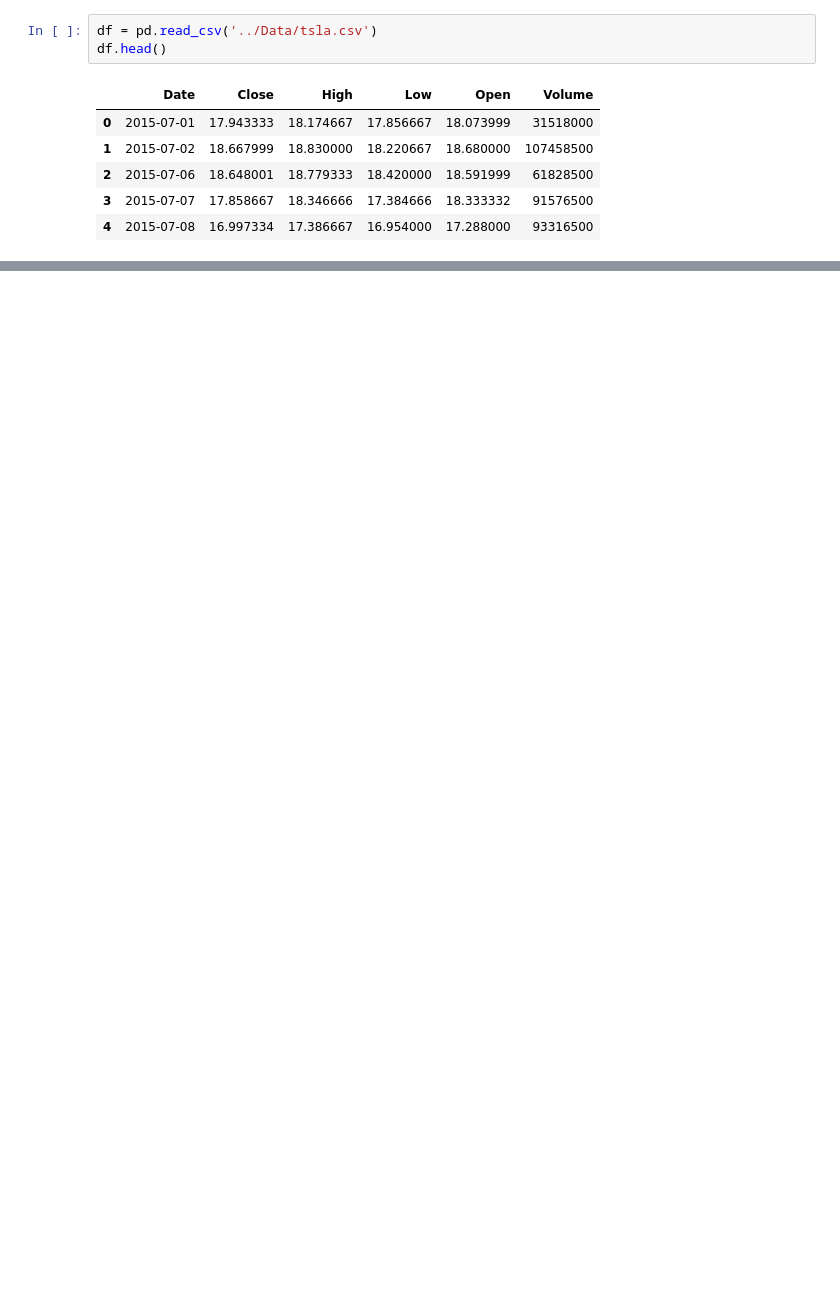
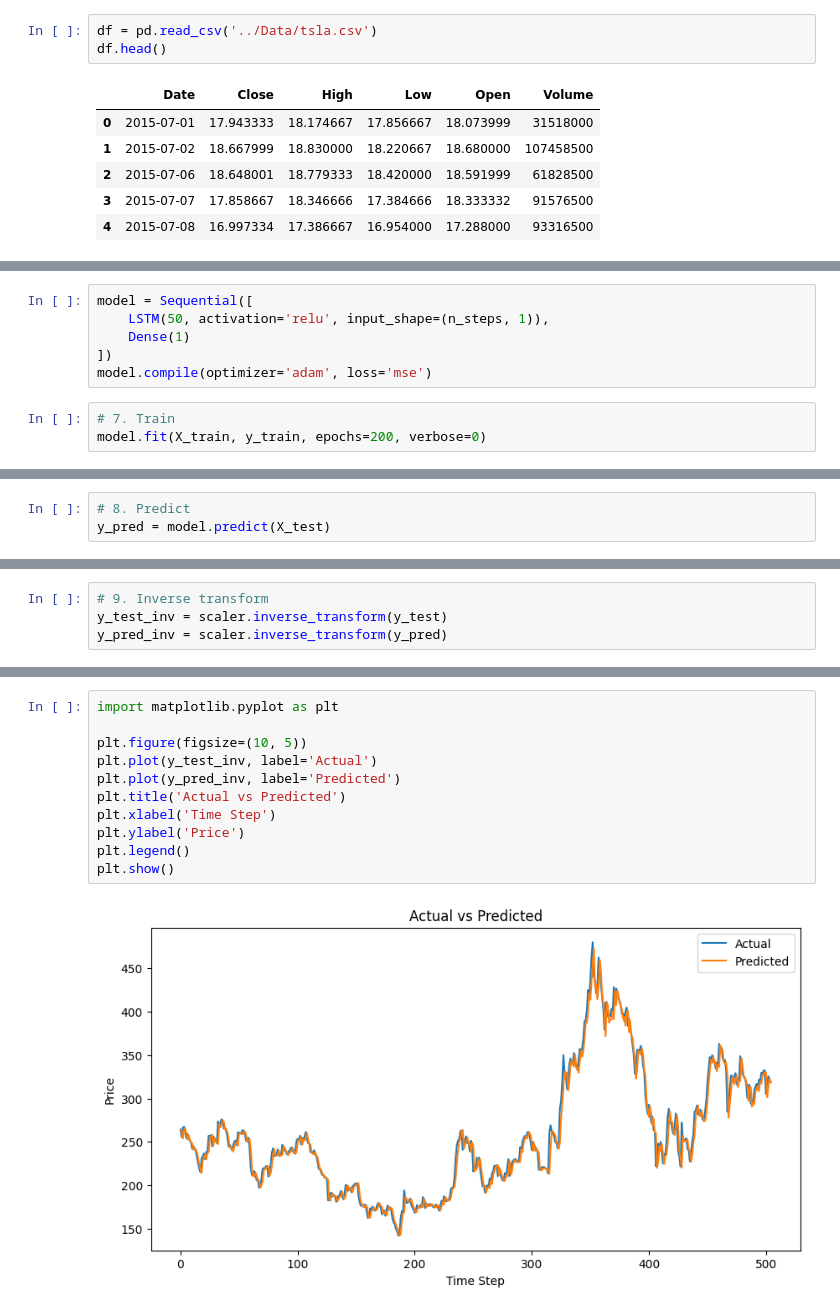
Before and after one commit to Henamen21/Time-Series-Forecasting, a Jupyter notebook: notebooks/Modeling.ipynb, the cells around one changed output, grey strips where cells are left out. Drawn from its saved outputs; the diff is of its cells as text; blank space fills up the shorter version.

Commit message:
model trained

```diff
--- a/notebooks/Modeling.ipynb
+++ b/notebooks/Modeling.ipynb
@@ -142,0 +52,9 @@ Name: predicted_mean, Length: 395, dtype: float64
+# %%
+model = Sequential([
+    LSTM(50, activation='relu', input_shape=(n_steps, 1)),
+    Dense(1)
+])
+model.compile(optimizer='adam', loss='mse')
+# %%
+# 7. Train
+model.fit(X_train, y_train, epochs=200, verbose=0)
@@ -142,0 +63,3 @@ Name: predicted_mean, Length: 395, dtype: float64
+# %%
+# 8. Predict
+y_pred = model.predict(X_test)
@@ -142,0 +68,4 @@ Name: predicted_mean, Length: 395, dtype: float64
+# %%
+# 9. Inverse transform
+y_test_inv = scaler.inverse_transform(y_test)
+y_pred_inv = scaler.inverse_transform(y_pred)
@@ -142,0 +97,13 @@ Name: predicted_mean, Length: 395, dtype: float64
+# %%
+import matplotlib.pyplot as plt
+
+plt.figure(figsize=(10, 5))
+plt.plot(y_test_inv, label='Actual')
+plt.plot(y_pred_inv, label='Predicted')
+plt.title('Actual vs Predicted')
+plt.xlabel('Time Step')
+plt.ylabel('Price')
+plt.legend()
+plt.show()
+# %% [output]
+[figure, added]
```
Also changed, not shown: parts of 43 cells of this notebook.
